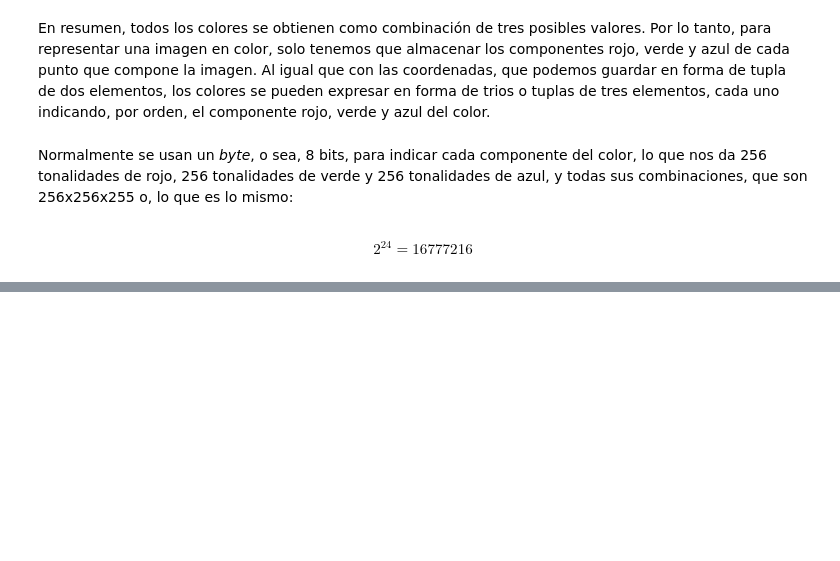
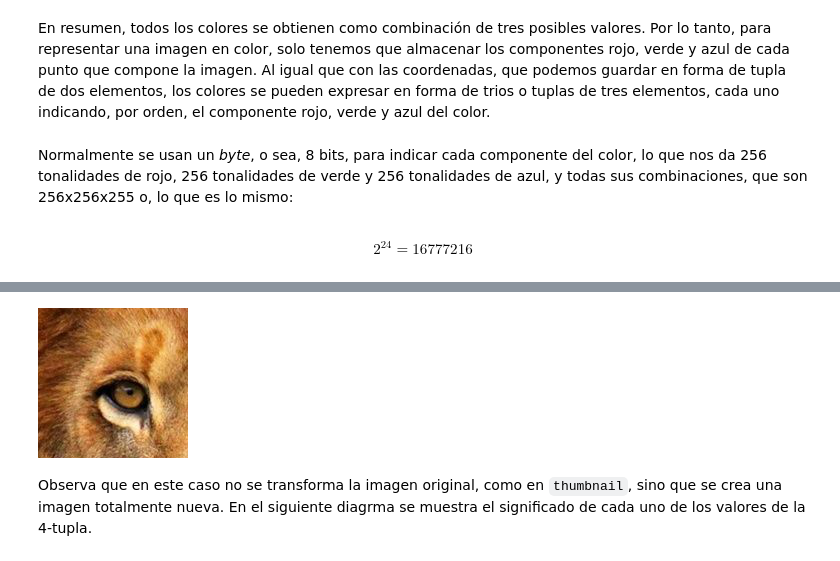
Before and after one commit to pythoncanarias/eoi, a Jupyter notebook: 05-libs/external/pillow/pillow.ipynb, the cells around one changed output, grey strips where cells are left out. Drawn from its saved outputs; the diff is of its cells as text; code cells hidden in the pictures; blank space fills up the shorter version.

```diff
--- a/05-libs/external/pillow/pillow.ipynb
+++ b/05-libs/external/pillow/pillow.ipynb
@@ -166,0 +263,13 @@ Successfully installed pillow-7.1.1
+# %%
+from PIL import Image
+
+with Image.open("leon.jpg") as leon:
+    box = (150, 300, 300, 450)
+    region = leon.crop(box)
+region
+# %% [output]
+[figure, added]
+# %% [markdown]
+Observa que en este caso no se transforma la imagen original, como en `thumbnail`, sino que
+se crea una imagen totalmente nueva. En el siguiente diagrma se muestra el significado de cada
+uno de los valores de la 4-tupla.
```
Also changed, not shown: parts of 43 cells of this notebook, 5 other files.
